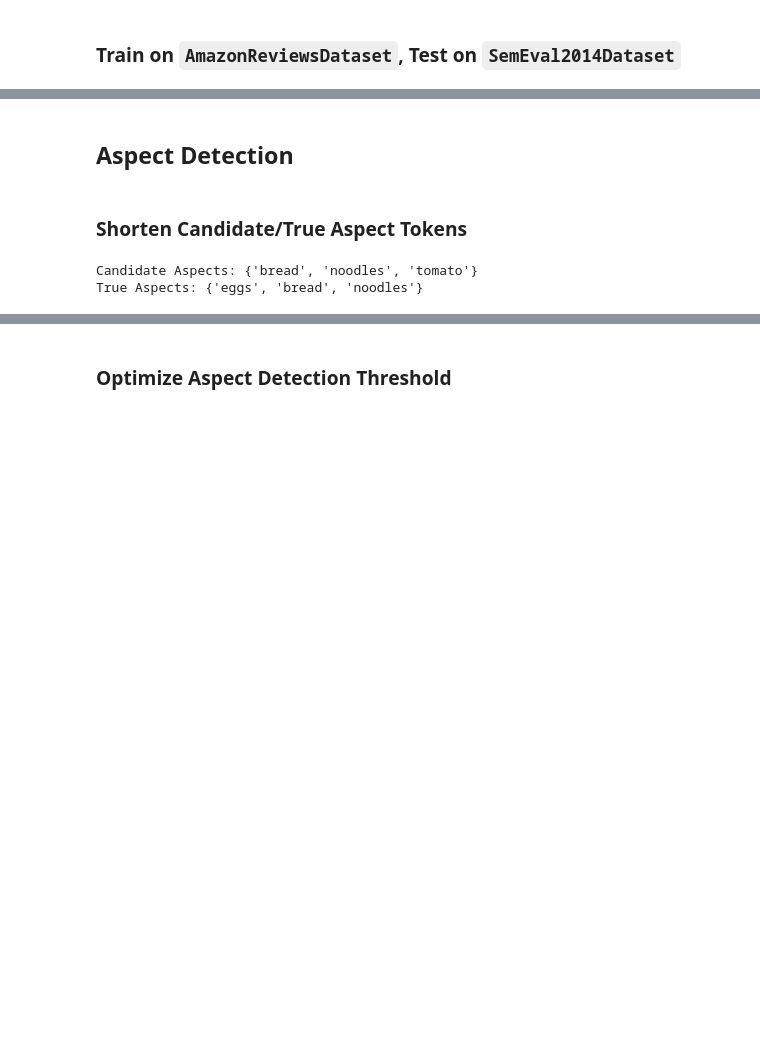
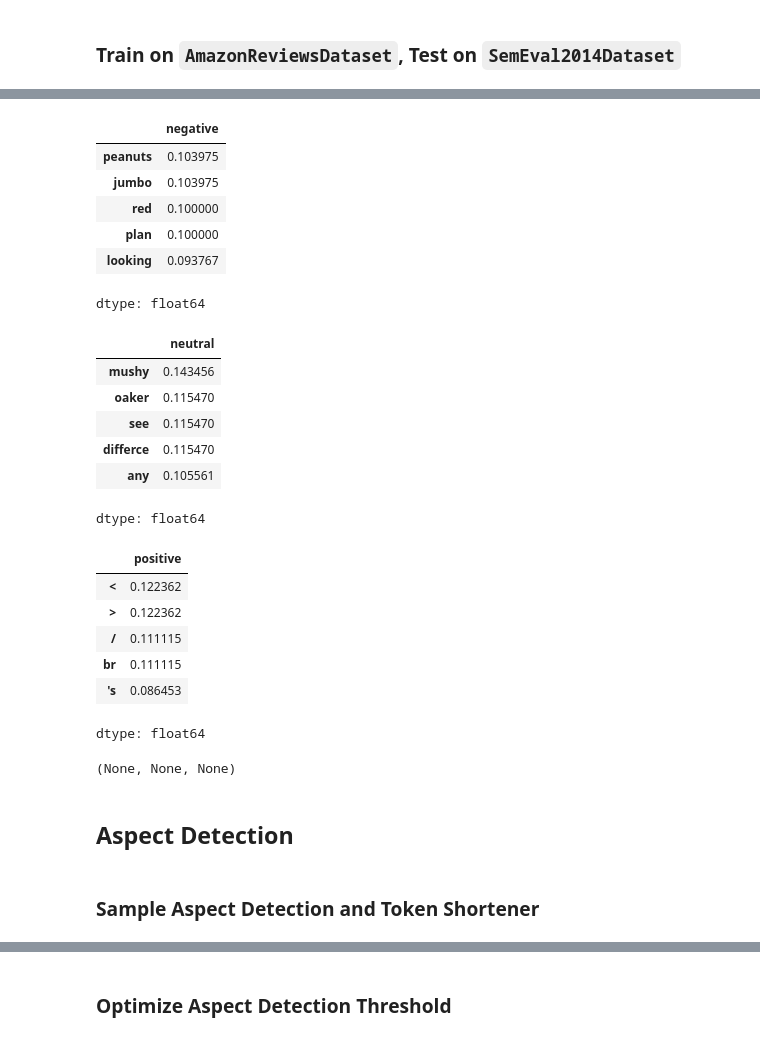
Before and after one commit to tabaraei/aspect-based-sentiment-analysis, a Jupyter notebook: ABSA.ipynb, the cells around one changed output, grey strips where cells are left out. Cells and saved outputs as stored; diff of their text form; code cells hidden in the pictures; blank space fills up the shorter version.

Commit message:
fixed until Sample Aspect Detection and Token Shortener

```diff
--- a/ABSA.ipynb
+++ b/ABSA.ipynb
@@ -76,13 +77,15 @@ class AmazonReviewsDataset:
         path = os.path.join(kaggle_path, 'Reviews.csv')
 
         # Load and transform the dataset
-        self.dataset = pd.read_csv(path)
+        self.dataset = pd.read_csv(path, nrows=50)
         self.dataset['Sentiment'] = self.dataset['Score'].apply(self.map_score_to_sentiment)
         self.dataset = self.dataset.rename(columns={'Text': 'Document'})[['Document', 'Sentiment']]
 
-        # Prepare the train/test splits using the vectorizer
+        # Prepare the train/test splits
         self.train_df, self.test_df = \
             train_test_split(self.dataset, test_size=0.2, random_state=42, stratify=self.dataset['Sentiment'])
+        self.train_df = self.train_df.reset_index(drop=True)
+        self.test_df = self.test_df.reset_index(drop=True)
 # %%
 amazon = AmazonReviewsDataset()
 amazon.dataset.head()
@@ -247,7 +360,7 @@ weighted avg       0.70      0.70      0.69       800
 # %% [markdown]
 ### Train on `AmazonReviewsDataset`, Test on `SemEval2014Dataset`
 # %%
-load_dataset = True
+load_dataset = False
 
 if load_dataset:
     joint_sentiment_analysis = joblib.load(f'{SAVE_DRIVE_PATH}/joint_sentiment_analysis.pkl')
@@ -328,3 +398,29 @@ dtype: float64
+# %%
+negative, neutral, positive = joint_sentiment_analysis.get_global_explain()
+display(negative.head()), display(neutral.head()), display(positive.head())
+# %% [output]
+|  | negative |
+| peanuts | 0.103975 |
+| jumbo | 0.103975 |
+| red | 0.100000 |
+| plan | 0.100000 |
+| looking | 0.093767 |
+dtype: float64
+|  | neutral |
+| mushy | 0.143456 |
+| oaker | 0.115470 |
+| see | 0.115470 |
+| differce | 0.115470 |
+| any | 0.105561 |
+dtype: float64
+|  | positive |
+| < | 0.122362 |
+| > | 0.122362 |
+| / | 0.111115 |
+| br | 0.111115 |
+| 's | 0.086453 |
+dtype: float64
+(None, None, None)
 # %% [markdown]
 ## Aspect Detection
 # %%
@@ -445,13 +554,2 @@ AD = AspectDetection(clf, vec, train_df, X_train)
-# %% [markdown]
-### Shorten Candidate/True Aspect Tokens
-# %%
-candidate_aspect = {'noodles', 'bread with olive oil', 'tomato'}
-true_aspect = {'noodles soup', 'bread', 'eggs'}
-candidate_aspect = AD.shorten_aspect_tokens(candidate_aspect, true_aspect)
-true_aspect = AD.shorten_aspect_tokens(true_aspect, candidate_aspect)
-
-print(f'Candidate Aspects: {candidate_aspect}')
-print(f'True Aspects: {true_aspect}')
-# %% [output]
-Candidate Aspects: {'bread', 'noodles', 'tomato'}
-True Aspects: {'eggs', 'bread', 'noodles'}
+# %% [markdown]
+### Sample Aspect Detection and Token Shortener
```
Also changed, not shown: parts of 22 cells of this notebook.
